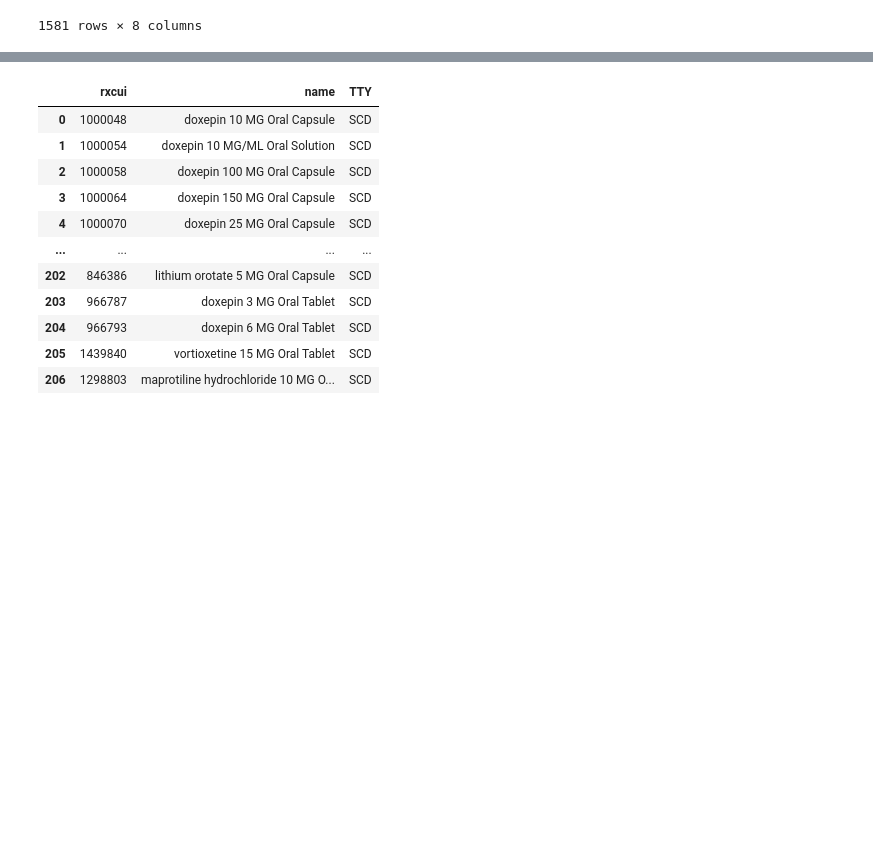
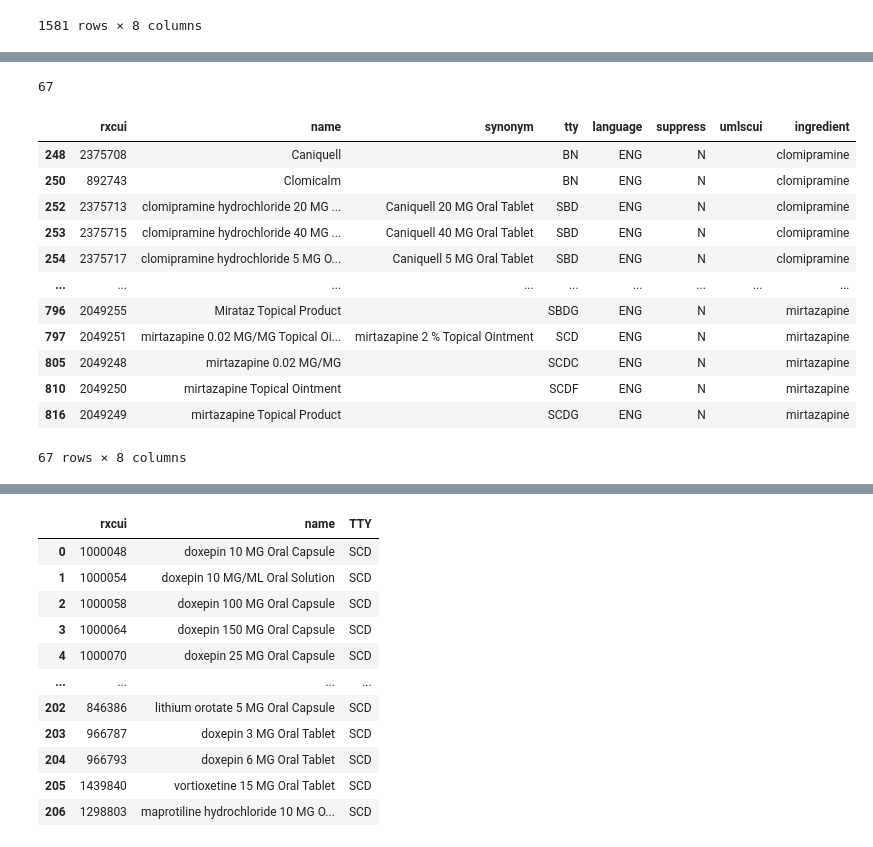
Before and after one commit to danielhmendoza01/Automatic_Code_Sets, a Jupyter notebook: RxNorm/Antidepressant/antidepressant.ipynb, the cells around one changed output, grey strips where cells are left out. Saved outputs shown, nothing was run; the diff lists cells and outputs as text; code cells hidden in the pictures; blank space fills up the shorter version.

```diff
--- a/RxNorm/Antidepressant/antidepressant.ipynb
+++ b/RxNorm/Antidepressant/antidepressant.ipynb
@@ -107,0 +127,4 @@ vet_rxcuis
+# %%
+len(vet_rxcuis)
+# %% [output]
+67
@@ -107,0 +137,16 @@ vet_rxcuis
+# %%
+df_vet
+# %% [output]
+|  | rxcui | name | synonym | tty | language | suppress | umlscui | ingredient |
+| 248 | 2375708 | Caniquell |  | BN | ENG | N |  | clomipramine |
+| 250 | 892743 | Clomicalm |  | BN | ENG | N |  | clomipramine |
+| 252 | 2375713 | clomipramine hydrochloride 20 MG ... | Caniquell 20 MG Oral Tablet | SBD | ENG | N |  | clomipramine |
+| 253 | 2375715 | clomipramine hydrochloride 40 MG ... | Caniquell 40 MG Oral Tablet | SBD | ENG | N |  | clomipramine |
+| 254 | 2375717 | clomipramine hydrochloride 5 MG O... | Caniquell 5 MG Oral Tablet | SBD | ENG | N |  | clomipramine |
+| ... | ... | ... | ... | ... | ... | ... | ... | ... |
+| 796 | 2049255 | Mirataz Topical Product |  | SBDG | ENG | N |  | mirtazapine |
+| 797 | 2049251 | mirtazapine 0.02 MG/MG Topical Oi... | mirtazapine 2 % Topical Ointment | SCD | ENG | N |  | mirtazapine |
+| 805 | 2049248 | mirtazapine 0.02 MG/MG |  | SCDC | ENG | N |  | mirtazapine |
+| 810 | 2049250 | mirtazapine Topical Ointment |  | SCDF | ENG | N |  | mirtazapine |
+| 816 | 2049249 | mirtazapine Topical Product |  | SCDG | ENG | N |  | mirtazapine |
+67 rows × 8 columns
```
Also changed, not shown: parts of 5 cells of this notebook.
